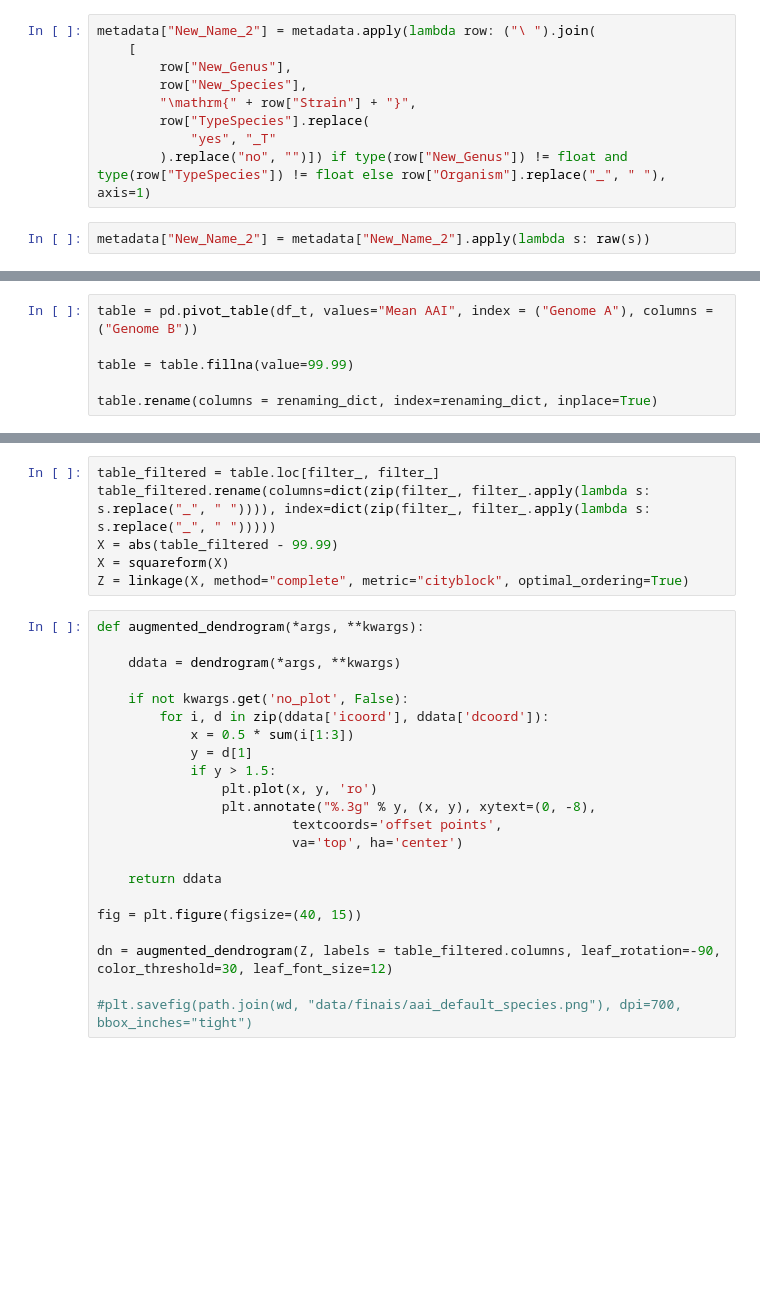
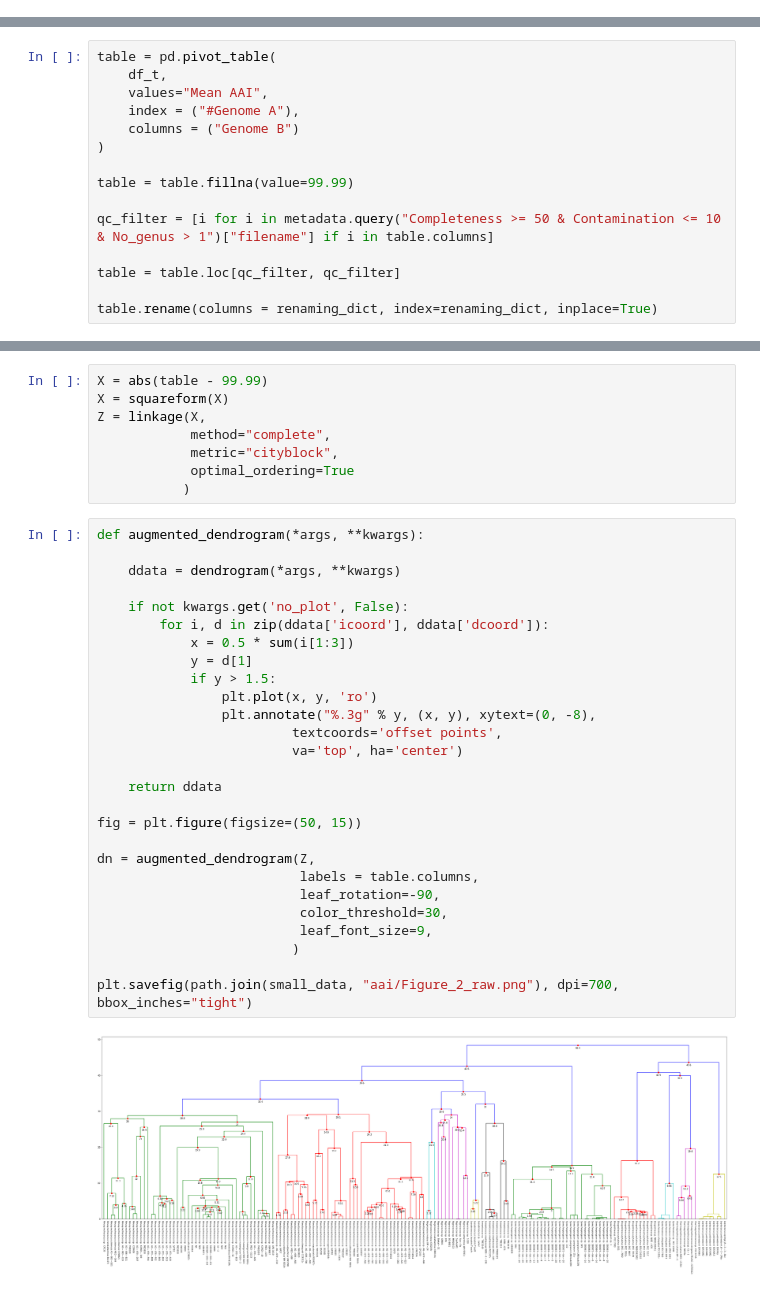
Before and after one commit to vinisalazar/SynechococcusPreprint, a Jupyter notebook: ipynb/Figure2_AAI.ipynb, the cells around one changed output, grey strips where cells are left out. Saved outputs shown, nothing was run; the diff lists cells and outputs as text; blank space fills up the shorter version.

```diff
--- a/ipynb/Figure2_AAI.ipynb
+++ b/ipynb/Figure2_AAI.ipynb
@@ -38,13 +25,2 @@ metadata["New_Name"] = metadata.apply(
 def raw(str):
     return r'${}$'.format(str)
-# %%
-metadata["New_Name_2"] = metadata.apply(lambda row: ("\ ").join(
-    [
-        row["New_Genus"],
-        row["New_Species"],
-        "\mathrm{" + row["Strain"] + "}",
-        row["TypeSpecies"].replace(
-            "yes", "_T"
-        ).replace("no", "")]) if type(row["New_Genus"]) != float and type(row["TypeSpecies"]) != float else row["Organism"].replace("_", " "), axis=1)
-# %%
-metadata["New_Name_2"] = metadata["New_Name_2"].apply(lambda s: raw(s))
@@ -55,6 +42,15 @@ for index, row in metadata.iterrows():
 # %%
-table = pd.pivot_table(df_t, values="Mean AAI", index = ("Genome A"), columns = ("Genome B"))
+table = pd.pivot_table(
+    df_t,
+    values="Mean AAI",
+    index = ("#Genome A"),
+    columns = ("Genome B")
+)
 
 table = table.fillna(value=99.99)
 
+qc_filter = [i for i in metadata.query("Completeness >= 50 & Contamination <= 10 & No_genus > 1")["filename"] if i in table.columns]
+
+table = table.loc[qc_filter, qc_filter]
+
 table.rename(columns = renaming_dict, index=renaming_dict, inplace=True)
@@ -70,28 +57,37 @@ table_filtered = table.loc[filter_, filter_]
 # %%
-table_filtered = table.loc[filter_, filter_]
-table_filtered.rename(columns=dict(zip(filter_, filter_.apply(lambda s: s.replace("_", " ")))), index=dict(zip(filter_, filter_.apply(lambda s: s.replace("_", " ")))))
-X = abs(table_filtered - 99.99)
+X = abs(table - 99.99)
 X = squareform(X)
-Z = linkage(X, method="complete", metric="cityblock", optimal_ordering=True)
+Z = linkage(X,
+            method="complete",
+            metric="cityblock",
+            optimal_ordering=True
+           )
 # %%
 def augmented_dendrogram(*args, **kwargs):
 
     ddata = dendrogram(*args, **kwargs)
 
     if not kwargs.get('no_plot', False):
         for i, d in zip(ddata['icoord'], ddata['dcoord']):
             x = 0.5 * sum(i[1:3])
             y = d[1]
             if y > 1.5:
                 plt.plot(x, y, 'ro')
                 plt.annotate("%.3g" % y, (x, y), xytext=(0, -8),
                          textcoords='offset points',
                          va='top', ha='center')
 
     return ddata
 
-fig = plt.figure(figsize=(40, 15))
+fig = plt.figure(figsize=(50, 15))
 
-dn = augmented_dendrogram(Z, labels = table_filtered.columns, leaf_rotation=-90, color_threshold=30, leaf_font_size=12)
+dn = augmented_dendrogram(Z,
+                          labels = table.columns,
+                          leaf_rotation=-90,
+                          color_threshold=30,
+                          leaf_font_size=9,
+                         )
 
-#plt.savefig(path.join(wd, "data/finais/aai_default_species.png"), dpi=700, bbox_inches="tight")
+plt.savefig(path.join(small_data, "aai/Figure_2_raw.png"), dpi=700, bbox_inches="tight")
+# %% [output]
+[figure, added]
```
Also changed, not shown: parts of 13 cells of this notebook, 3 other files.
